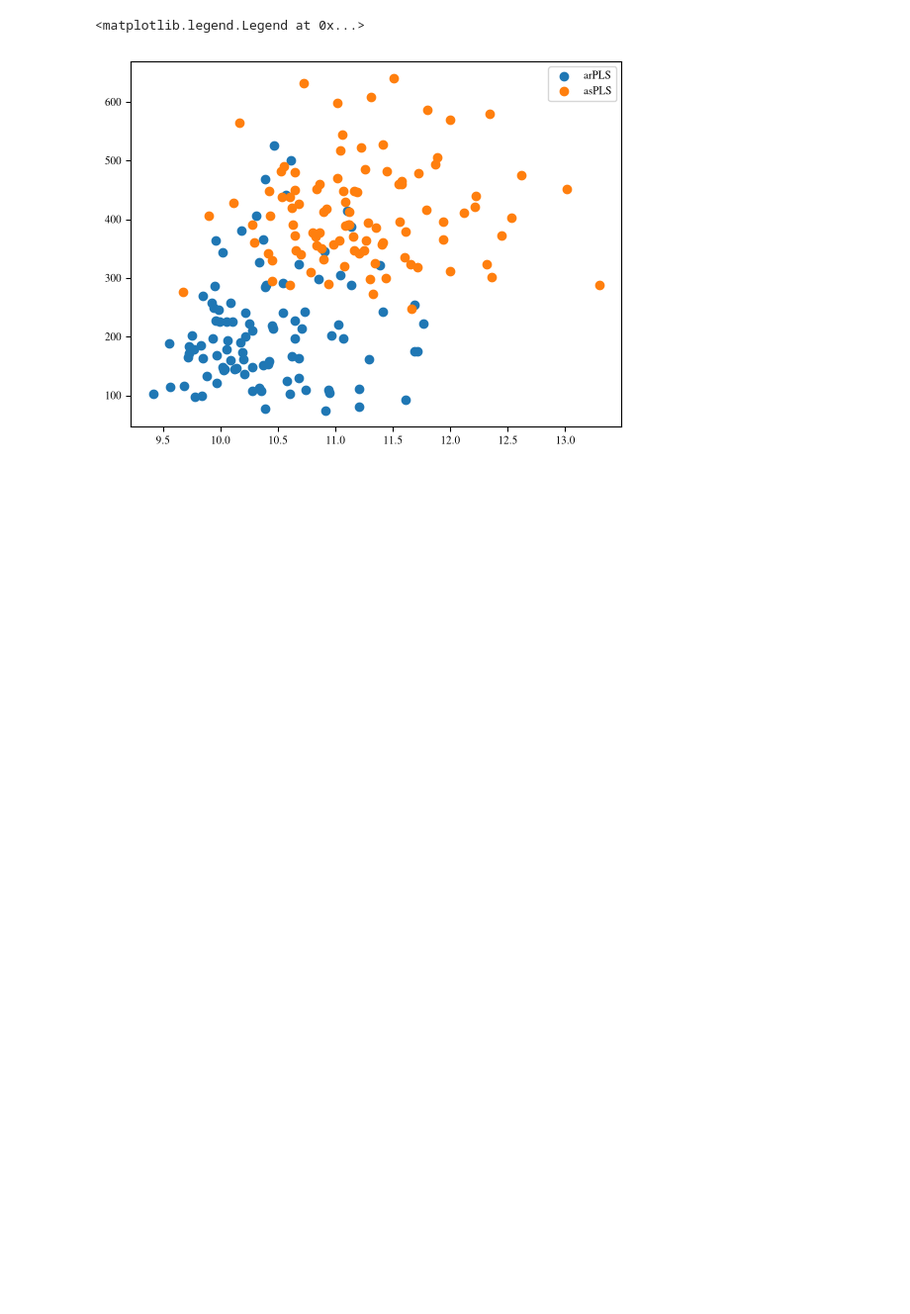
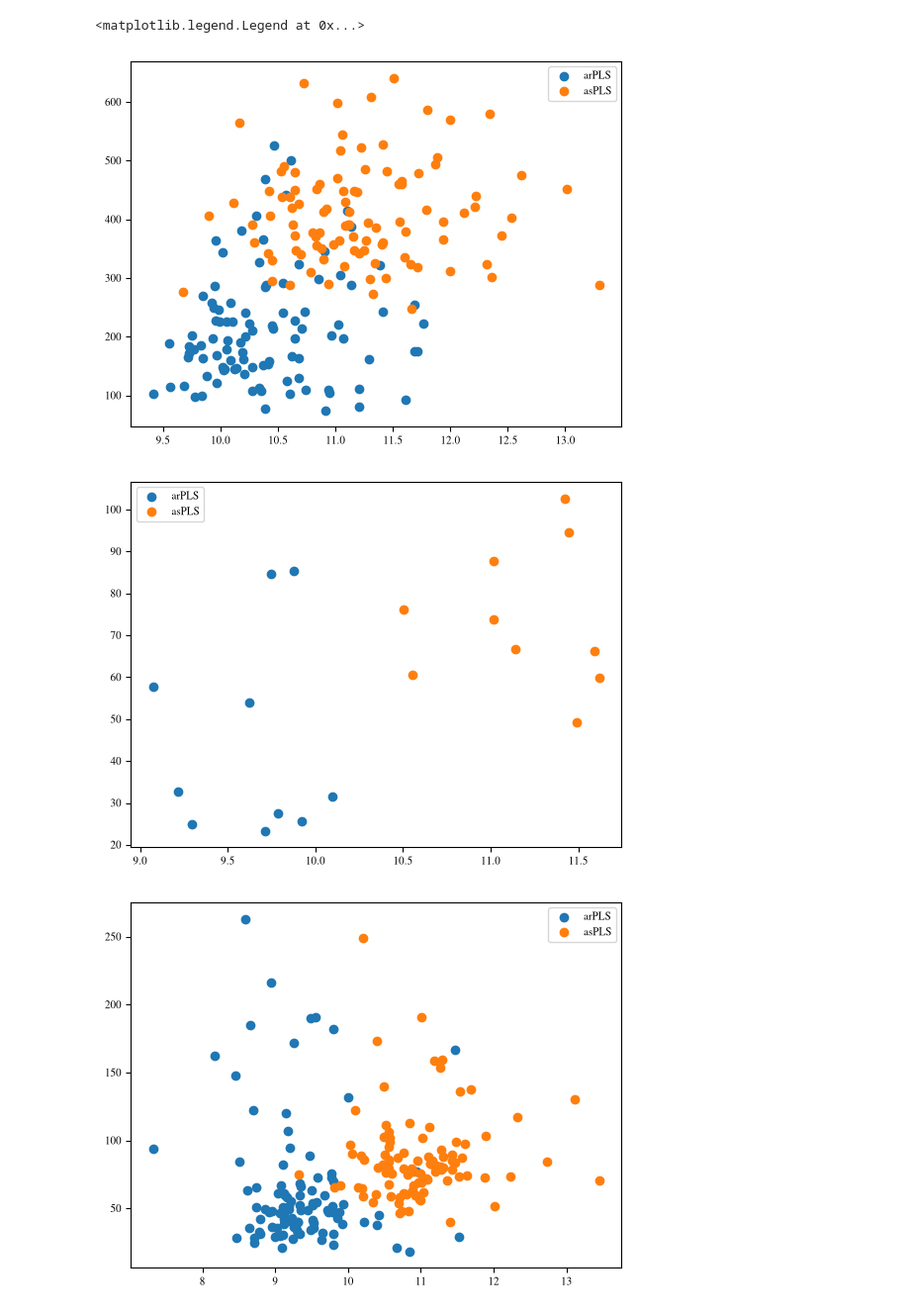
Before and after one commit to SirPhoenix007/IBA-Bonn, a Jupyter notebook: Study_2606_PLSmethods/PLS_results.ipynb, the cells around one changed output. Shown at 99% size. Saved outputs shown, nothing was run; the diff lists cells and outputs as text; code cells hidden in the pictures; blank space fills up the shorter version.

Commit message:
more toy model data

```diff
--- a/Study_2606_PLSmethods/PLS_results.ipynb
+++ b/Study_2606_PLSmethods/PLS_results.ipynb
@@ -111,3 +111,14 @@ plt.legend()
 # %% [output]
 <matplotlib.legend.Legend at 0x...>
 [figure]
+# %%
+for file in os.listdir('./simulation/'):
+    filepath = f'./simulation/{file}'
+    simulation_data = read_json_formatted_file(filepath)
+    plt.figure()
+    plt.scatter([item[1]['arpls_lambda'] for item in simulation_data], [item[1]['arpls_rmse'] for item in simulation_data], label='arPLS')
+    plt.scatter([item[1]['aspls_lambda'] for item in simulation_data], [item[1]['aspls_rmse'] for item in simulation_data], label='asPLS')
+    plt.legend()
+# %% [output]
+[figure, added]
+[figure, added]
```
Also changed, not shown: parts of 2 cells of this notebook, 9 other files.
